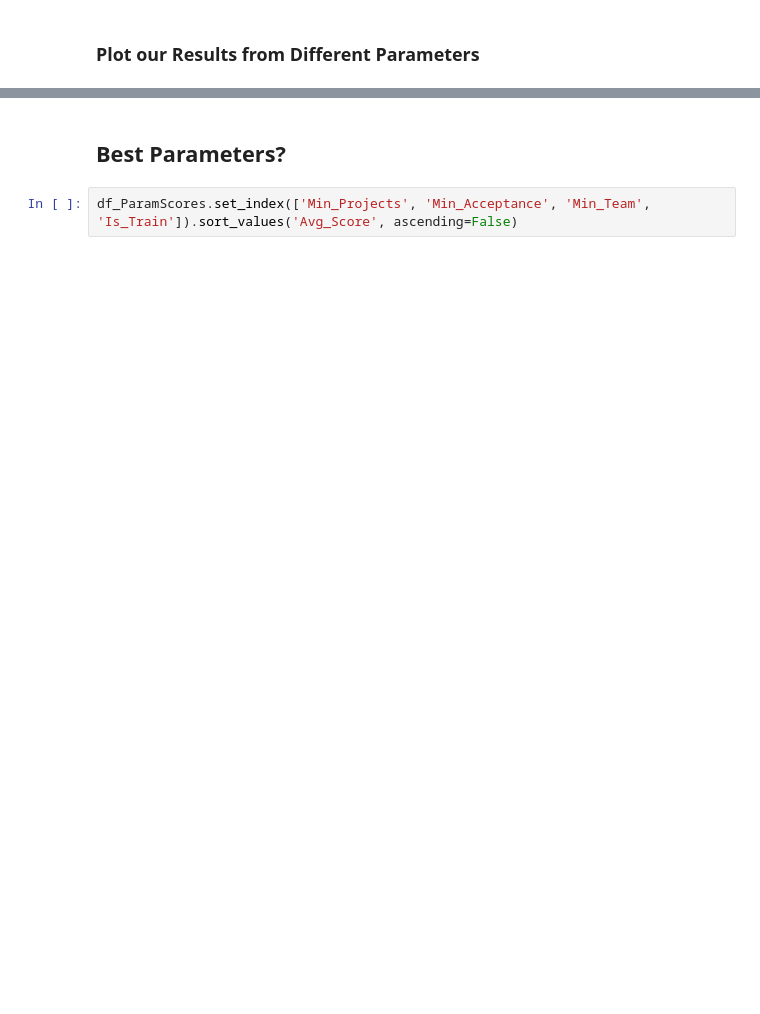
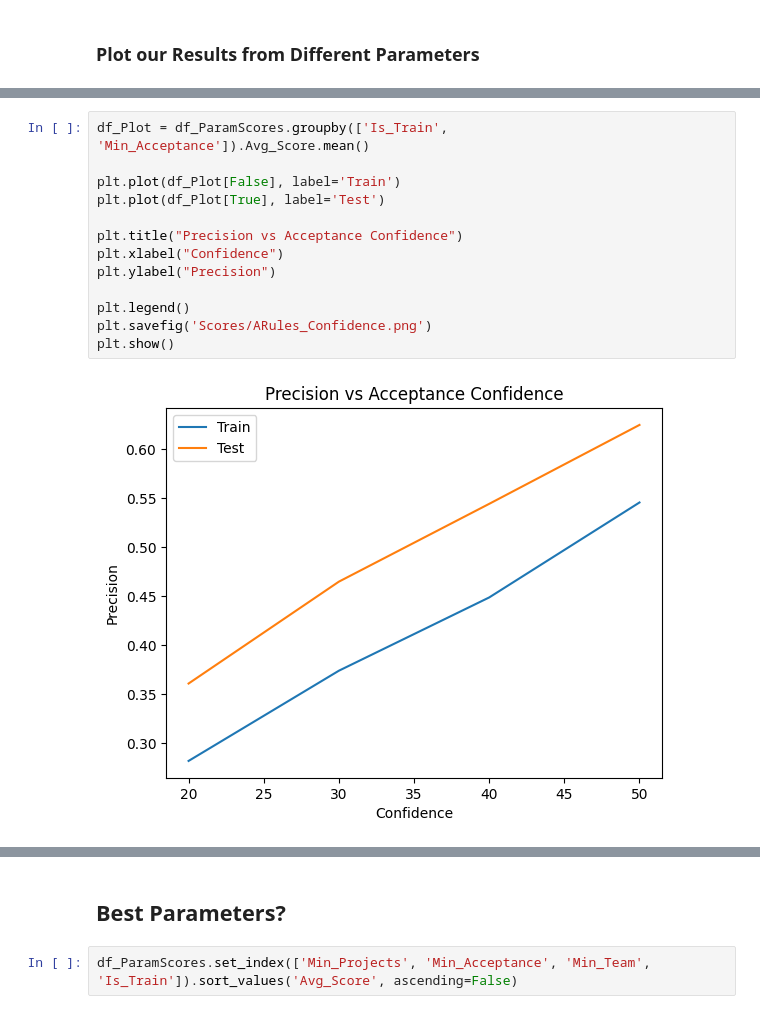
Before and after one commit to CharlesO55/DATA102-MAL_Scraper, a Jupyter notebook: MP/2 ARules.ipynb, the cells around one changed output, grey strips where cells are left out. Saved outputs shown, nothing was run; the diff lists cells and outputs as text; blank space fills up the shorter version.

```diff
--- a/MP/2 ARules.ipynb
+++ b/MP/2 ARules.ipynb
@@ -608,0 +641,15 @@ sns.pairplot(df_ParamScores.loc[:,'Avg_Team_Projects':], hue='Is_Train', diag_ki
+# %%
+df_Plot = df_ParamScores.groupby(['Is_Train', 'Min_Acceptance']).Avg_Score.mean()
+
+plt.plot(df_Plot[False], label='Train')
+plt.plot(df_Plot[True], label='Test')
+
+plt.title("Precision vs Acceptance Confidence")
+plt.xlabel("Confidence")
+plt.ylabel("Precision")
+
+plt.legend()
+plt.savefig('Scores/ARules_Confidence.png')
+plt.show()
+# %% [output]
+[figure, added]
```
Also changed, not shown: parts of 23 cells of this notebook, 37 other files.
